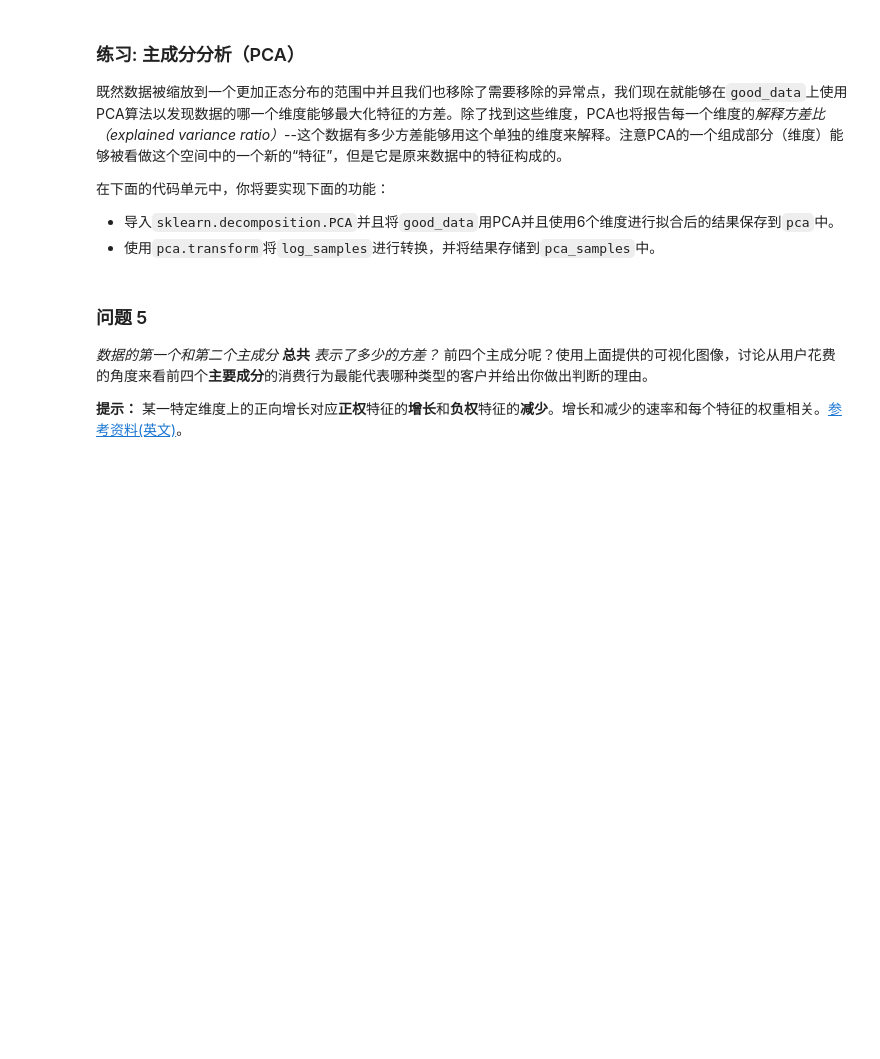
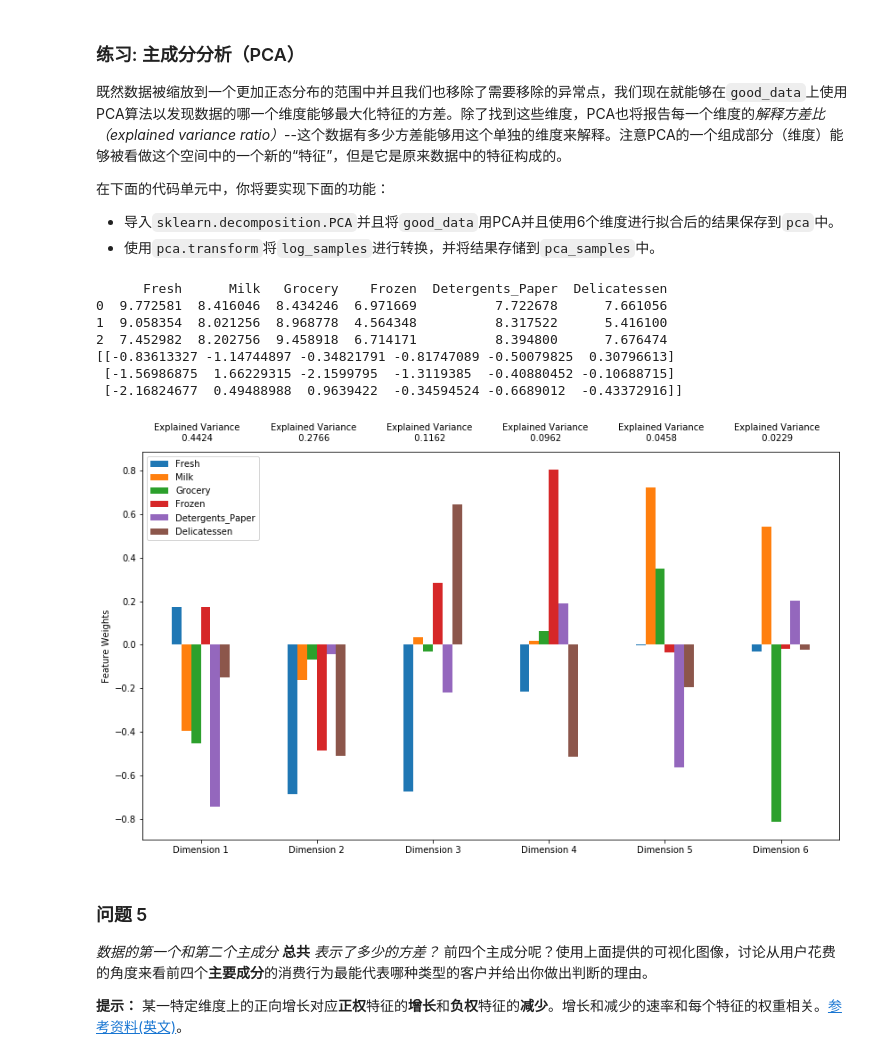
Before and after one commit to RainFool/Udacity_Anwser_RainFool, a Jupyter notebook: Project3/customer_segments.ipynb, the cells around one changed output. Saved outputs shown, nothing was run; the diff lists cells and outputs as text; code cells hidden in the pictures; blank space fills up the shorter version.

```diff
--- a/Project3/customer_segments.ipynb
+++ b/Project3/customer_segments.ipynb
@@ -214,14 +289,28 @@ good_data = log_data.drop(log_data.index[outliers]).reset_index(drop = True)
  - 导入`sklearn.decomposition.PCA`并且将`good_data`用PCA并且使用6个维度进行拟合后的结果保存到`pca`中。
  - 使用`pca.transform`将`log_samples`进行转换，并将结果存储到`pca_samples`中。
 # %%
+from sklearn.decomposition import PCA
 # TODO：通过在good_data上使用PCA，将其转换成和当前特征数一样多的维度
-pca = None
+pca = PCA(n_components=len(good_data.columns)).fit(good_data)
+
+print log_samples
 
 # TODO：使用上面的PCA拟合将变换施加在log_samples上
-pca_samples = None
+pca_samples = pca.transform(log_samples)
+
+print pca_samples
 
 # 生成PCA的结果图
 pca_results = vs.pca_results(good_data, pca)
+# %% [output]
+      Fresh      Milk   Grocery    Frozen  Detergents_Paper  Delicatessen
+0  9.772581  8.416046  8.434246  6.971669          7.722678      7.661056
+1  9.058354  8.021256  8.968778  4.564348          8.317522      5.416100
+2  7.452982  8.202756  9.458918  6.714171          8.394800      7.676474
+[[-0.83613327 -1.14744897 -0.34821791 -0.81747089 -0.50079825  0.30796613]
+ [-1.56986875  1.66229315 -2.1599795  -1.3119385  -0.40880452 -0.10688715]
+ [-2.16824677  0.49488988  0.9639422  -0.34594524 -0.6689012  -0.43372916]]
+[figure, added]
 # %% [markdown]
 ### 问题 5
 *数据的第一个和第二个主成分* **总共** *表示了多少的方差？*  前四个主成分呢？使用上面提供的可视化图像，讨论从用户花费的角度来看前四个**主要成分**的消费行为最能代表哪种类型的客户并给出你做出判断的理由。
```
Also changed, not shown: parts of 36 cells of this notebook, 1 other file.
